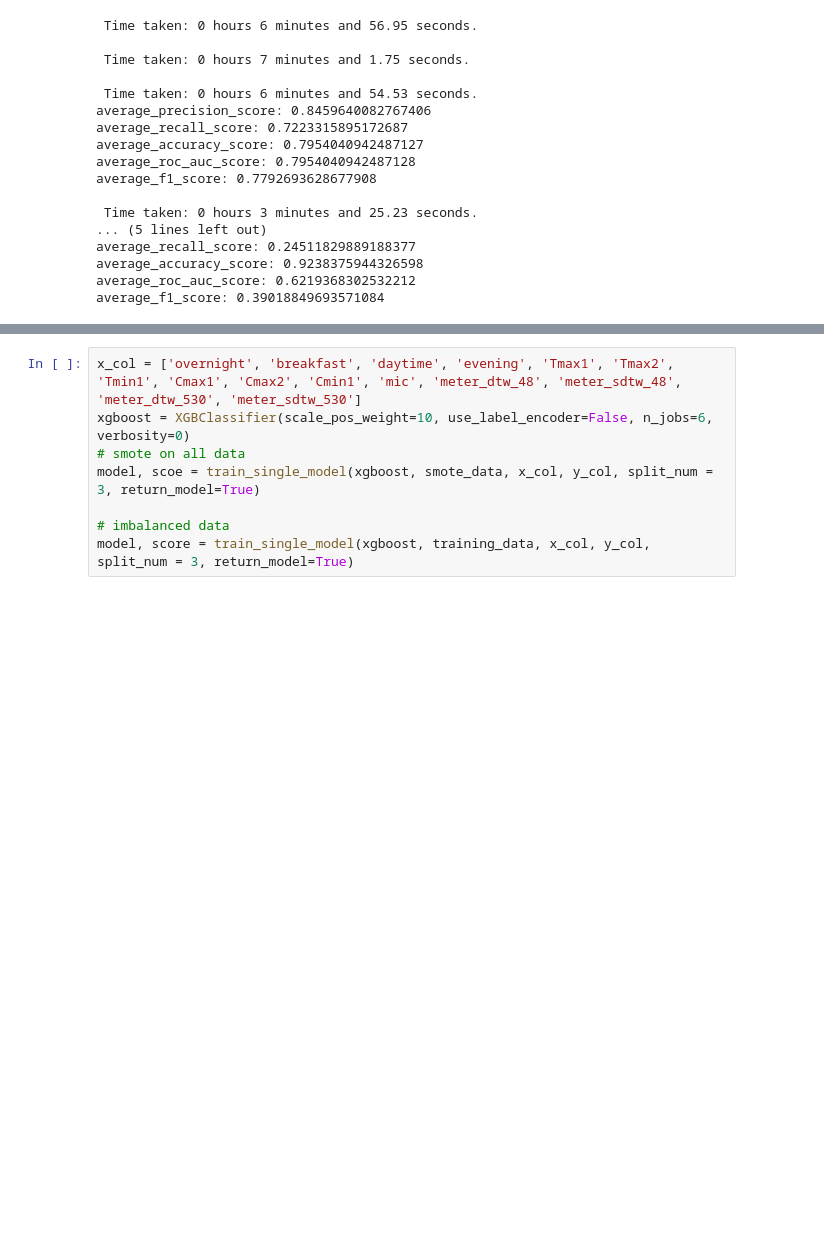
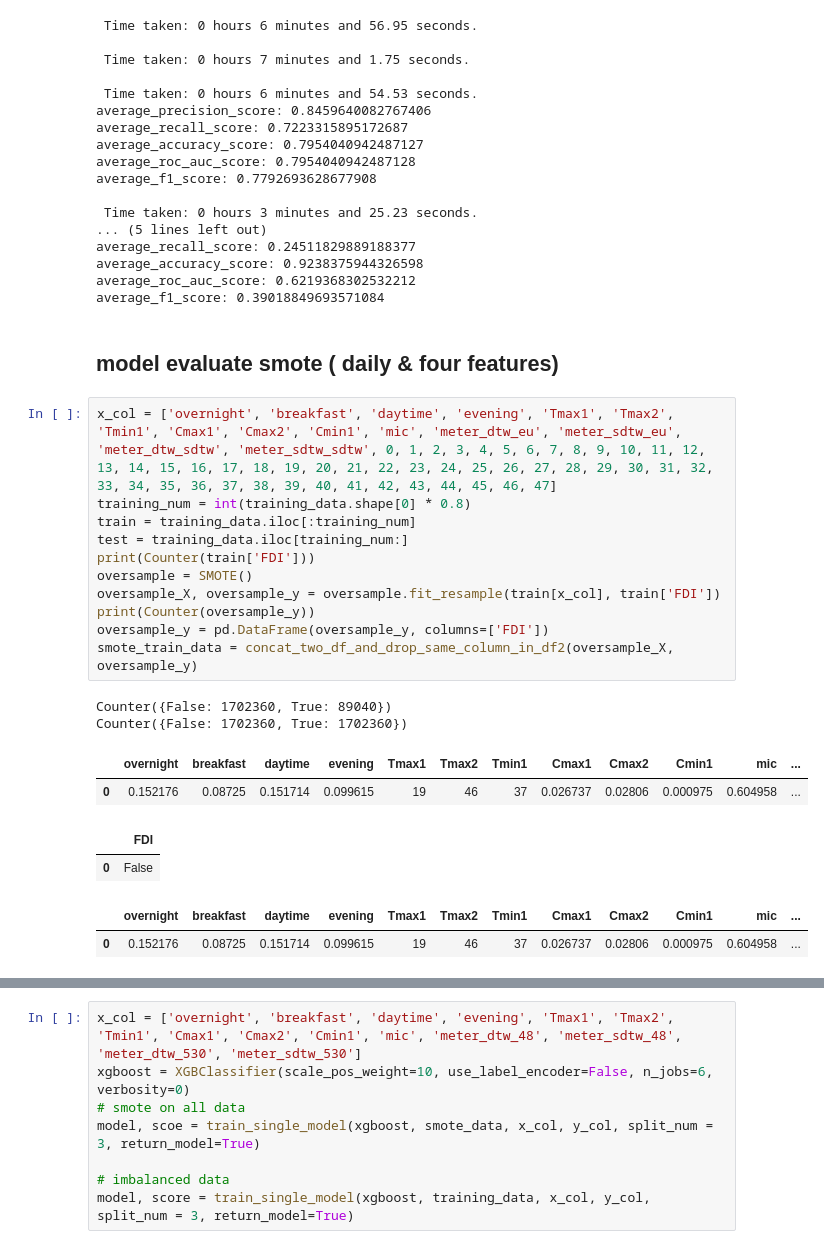
Before and after one commit to BOBO-LU/Non-Technical-Loss, a Jupyter notebook: main-training.ipynb, the cells around one changed output, grey strips where cells are left out. Saved outputs shown, nothing was run; the diff lists cells and outputs as text; blank space fills up the shorter version.

```diff
--- a/main-training.ipynb
+++ b/main-training.ipynb
@@ -521,3 +592,25 @@ average_recall_score: 0.24511829889188377
 average_accuracy_score: 0.9238375944326598
 average_roc_auc_score: 0.6219368302532212
 average_f1_score: 0.39018849693571084
+# %% [markdown]
+## model evaluate smote ( daily & four features)
+# %%
+x_col = ['overnight', 'breakfast', 'daytime', 'evening', 'Tmax1', 'Tmax2', 'Tmin1', 'Cmax1', 'Cmax2', 'Cmin1', 'mic', 'meter_dtw_eu', 'meter_sdtw_eu', 'meter_dtw_sdtw', 'meter_sdtw_sdtw', 0, 1, 2, 3, 4, 5, 6, 7, 8, 9, 10, 11, 12, 13, 14, 15, 16, 17, 18, 19, 20, 21, 22, 23, 24, 25, 26, 27, 28, 29, 30, 31, 32, 33, 34, 35, 36, 37, 38, 39, 40, 41, 42, 43, 44, 45, 46, 47]
+training_num = int(training_data.shape[0] * 0.8)
+train = training_data.iloc[:training_num]
+test = training_data.iloc[training_num:]
+print(Counter(train['FDI']))
+oversample = SMOTE()
+oversample_X, oversample_y = oversample.fit_resample(train[x_col], train['FDI'])
+print(Counter(oversample_y))
+oversample_y = pd.DataFrame(oversample_y, columns=['FDI'])
+smote_train_data = concat_two_df_and_drop_same_column_in_df2(oversample_X, oversample_y)
+# %% [output]
+Counter({False: 1702360, True: 89040})
+Counter({False: 1702360, True: 1702360})
+|  | overnight | breakfast | daytime | evening | Tmax1 | Tmax2 | Tmin1 | Cmax1 | Cmax2 | Cmin1 | mic | ... |
+| 0 | 0.152176 | 0.08725 | 0.151714 | 0.099615 | 19 | 46 | 37 | 0.026737 | 0.02806 | 0.000975 | 0.604958 | ... |
+|  | FDI |
+| 0 | False |
+|  | overnight | breakfast | daytime | evening | Tmax1 | Tmax2 | Tmin1 | Cmax1 | Cmax2 | Cmin1 | mic | ... |
+| 0 | 0.152176 | 0.08725 | 0.151714 | 0.099615 | 19 | 46 | 37 | 0.026737 | 0.02806 | 0.000975 | 0.604958 | ... |
```
Also changed, not shown: parts of 26 cells of this notebook, 1 other file.
